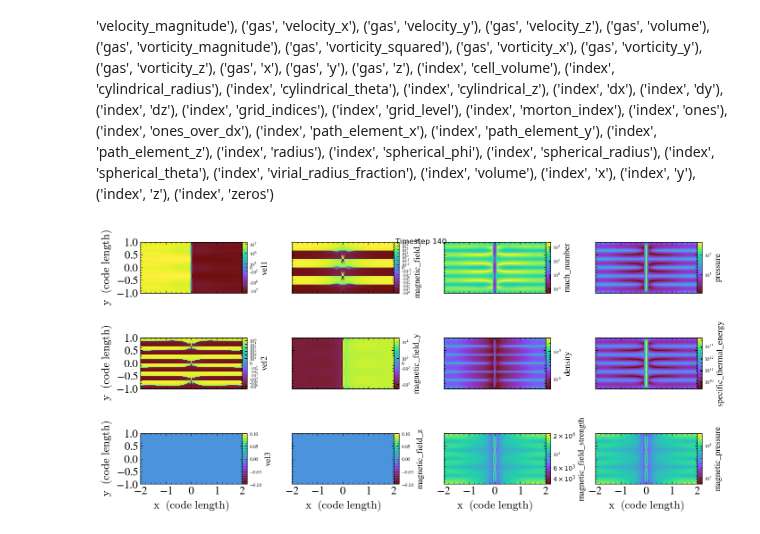
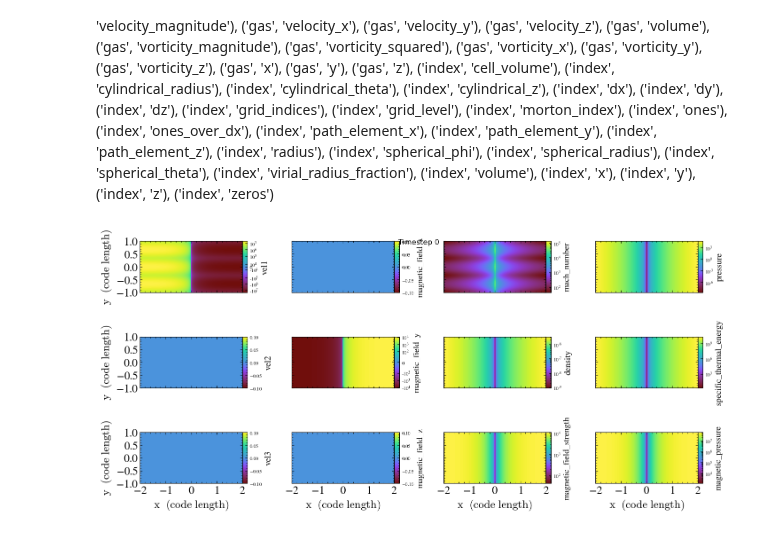
Before and after one commit to ianfreeman519/CMSE_PhD, a Jupyter notebook: athena_files/plottingYT.ipynb, the cells around one changed output. Drawn from its saved outputs; the diff is of its cells as text; code cells hidden in the pictures.

```diff
--- a/athena_files/plottingYT.ipynb
+++ b/athena_files/plottingYT.ipynb
@@ -36,7 +36,7 @@ Using matplotlib backend: agg
 # basename = "magpinch"
 scratchPath = "/mnt/gs21/scratch/freem386/simple_magpinch_animation2/"
 basename = "MPsimple"
-f0, fn = 0, 160
+f0, fn = 0, 400
 step, width = 1, 5
 files = []
 for f in np.arange(f0, fn+1, step, dtype=int):
@@ -193,7 +193,7 @@ vorticity_x, vorticity_y, vorticity_z = ('gas', 'vorticity_x'), ('gas', 'vortici
 x_gas, y_gas, z_gas = ('gas', 'x'), ('gas', 'y'), ('gas', 'z')
 # %%
 # Choose the dataset index
-index = 140
+index = 0
 ds = ts[index]
 
 fields = [
@@ -201,34 +201,34 @@ fields = [
     ('athena_pp', 'vel2'), ('gas', 'magnetic_field_y'), ('gas', 'density'),                 ('gas', 'specific_thermal_energy'),
     ('athena_pp', 'vel3'), ('gas', 'magnetic_field_z'), ('gas', 'magnetic_field_strength'), ('gas', 'magnetic_pressure')
 ]
 
 # Create a SlicePlot
 p = yt.SlicePlot(ds, "z", fields)
 
 # Export to a Matplotlib figure
 fig = p.export_to_mpl_figure((3, 4))
 fig.suptitle("Timestep " + str(index))
 
 # Adjust the layout
 fig.tight_layout(rect=[0, 0, 1, 1.2])  # Adjust rect to prevent overlap with suptitle
 fig.set_size_inches(16,12)
 fig.subplots_adjust(wspace=0.05, hspace=0.01)  # Set small values for minimal spacing
 
 # Iterate over each axis in the figure to modify the colorbar labels
 for ax, field in zip(fig.axes, fields):
     if hasattr(ax, 'images') and ax.images:
         img = ax.images[0]
         cbar = img.colorbar
         if cbar is not None:
             # Set the font size for the colorbar labels
             cbar.ax.tick_params(labelsize=8)
             # Set the custom label for the colorbar
             cbar.set_label(field[1], fontsize=14)
 
 # Save the figure or display it
-# fig.savefig("magpinchsimple_time_series_test_may_24.png")
+fig.savefig("magpinchrealistic_reconnection_event_0.png")
 fig
 # %% [output]
-[figure, old version]
+[figure, new version]
 # %%
 plt.close("all")
```
Also changed, not shown: parts of 2 cells of this notebook, 9 other files.
